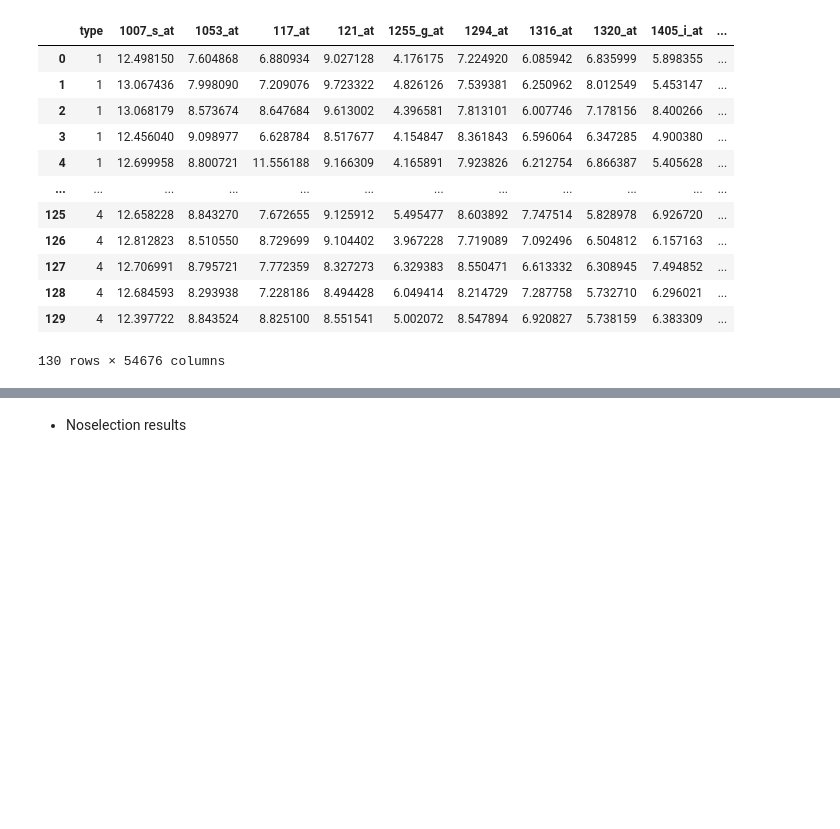
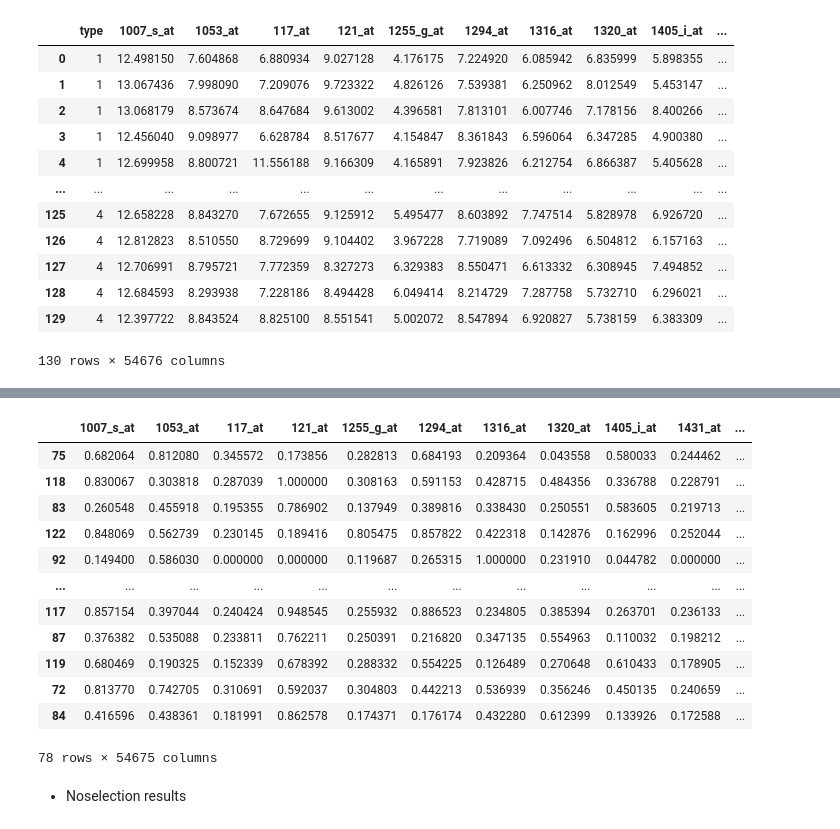
Before and after one commit to lourdesLB/MultiFADL, a Jupyter notebook: testOvR_brain.ipynb, the cells around one changed output, grey strips where cells are left out. Cells and saved outputs as stored; diff of their text form; code cells hidden in the pictures; blank space fills up the shorter version.

```diff
--- a/testOvR_brain.ipynb
+++ b/testOvR_brain.ipynb
@@ -27,23 +25,24 @@ comparative_results = pd.DataFrame(columns=['Accuracy', 'Number of selected feat
 # Load dataset and preprocess it
 # https://www.kaggle.com/datasets/brunogrisci/brain-cancer-gene-expression-cumida
 
-brain = pd.read_csv('data/Brain_GSE50161.csv')
-brain = brain.drop(columns=['samples'])
+# Check if stored, otherwise load and store
+try:
+    brain = pickle.load(open('data/brain_GSE50161.pkl', 'rb'))
+except:
+    brain = pd.read_csv('data/brain_GSE50161.csv')
+    brain = brain.drop(columns=['samples'])
 
-# Identificar cada categoria con un numero
-brain['type'] = brain['type'].map({
-    'normal': 0,
-    'ependymoma': 1,
-    'glioblastoma': 2,
-    'medulloblastoma': 3,
-    'pilocytic_astrocytoma': 4
-})
+    brain['type'] = brain['type'].map({
+        'normal': 0,
+        'ependymoma': 1,
+        'glioblastoma': 2,
+        'medulloblastoma': 3,
+        'pilocytic_astrocytoma': 4
+    })
 
-# Picke store
-with open('data/brain.pkl', 'wb') as f:
-    pickle.dump(brain, f)
+    with open('data/brain_GSE50161.pkl', 'wb') as f:
+        pickle.dump(brain, f)
 
-brain = pickle.load(open('data/brain.pkl', 'rb'))
 brain
 # %% [output]
 |  | type | 1007_s_at | 1053_at | 117_at | 121_at | 1255_g_at | 1294_at | 1316_at | 1320_at | 1405_i_at | ... |
@@ -135,3 +85,19 @@ Xbrain_test_scaled = pd.DataFrame(Xbrain_test_scaled, columns=Xbrain_test.column
+# %%
+X_train_scaled
+# %% [output]
+|  | 1007_s_at | 1053_at | 117_at | 121_at | 1255_g_at | 1294_at | 1316_at | 1320_at | 1405_i_at | 1431_at | ... |
+| 75 | 0.682064 | 0.812080 | 0.345572 | 0.173856 | 0.282813 | 0.684193 | 0.209364 | 0.043558 | 0.580033 | 0.244462 | ... |
+| 118 | 0.830067 | 0.303818 | 0.287039 | 1.000000 | 0.308163 | 0.591153 | 0.428715 | 0.484356 | 0.336788 | 0.228791 | ... |
+| 83 | 0.260548 | 0.455918 | 0.195355 | 0.786902 | 0.137949 | 0.389816 | 0.338430 | 0.250551 | 0.583605 | 0.219713 | ... |
+| 122 | 0.848069 | 0.562739 | 0.230145 | 0.189416 | 0.805475 | 0.857822 | 0.422318 | 0.142876 | 0.162996 | 0.252044 | ... |
+| 92 | 0.149400 | 0.586030 | 0.000000 | 0.000000 | 0.119687 | 0.265315 | 1.000000 | 0.231910 | 0.044782 | 0.000000 | ... |
+| ... | ... | ... | ... | ... | ... | ... | ... | ... | ... | ... | ... |
+| 117 | 0.857154 | 0.397044 | 0.240424 | 0.948545 | 0.255932 | 0.886523 | 0.234805 | 0.385394 | 0.263701 | 0.236133 | ... |
+| 87 | 0.376382 | 0.535088 | 0.233811 | 0.762211 | 0.250391 | 0.216820 | 0.347135 | 0.554963 | 0.110032 | 0.198212 | ... |
+| 119 | 0.680469 | 0.190325 | 0.152339 | 0.678392 | 0.288332 | 0.554225 | 0.126489 | 0.270648 | 0.610433 | 0.178905 | ... |
+| 72 | 0.813770 | 0.742705 | 0.310691 | 0.592037 | 0.304803 | 0.442213 | 0.536939 | 0.356246 | 0.450135 | 0.240659 | ... |
+| 84 | 0.416596 | 0.438361 | 0.181991 | 0.862578 | 0.174371 | 0.176174 | 0.432280 | 0.612399 | 0.133926 | 0.172588 | ... |
+78 rows × 54675 columns
 # %% [markdown]
 * Noselection results
 # %%
```
Also changed, not shown: parts of 16 cells of this notebook, 4 other files.
